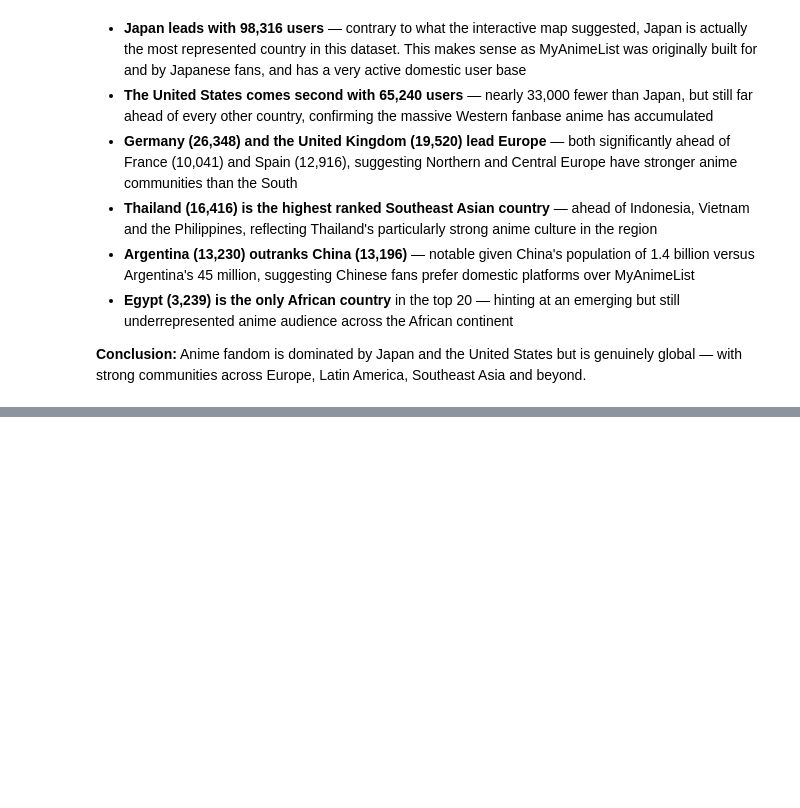
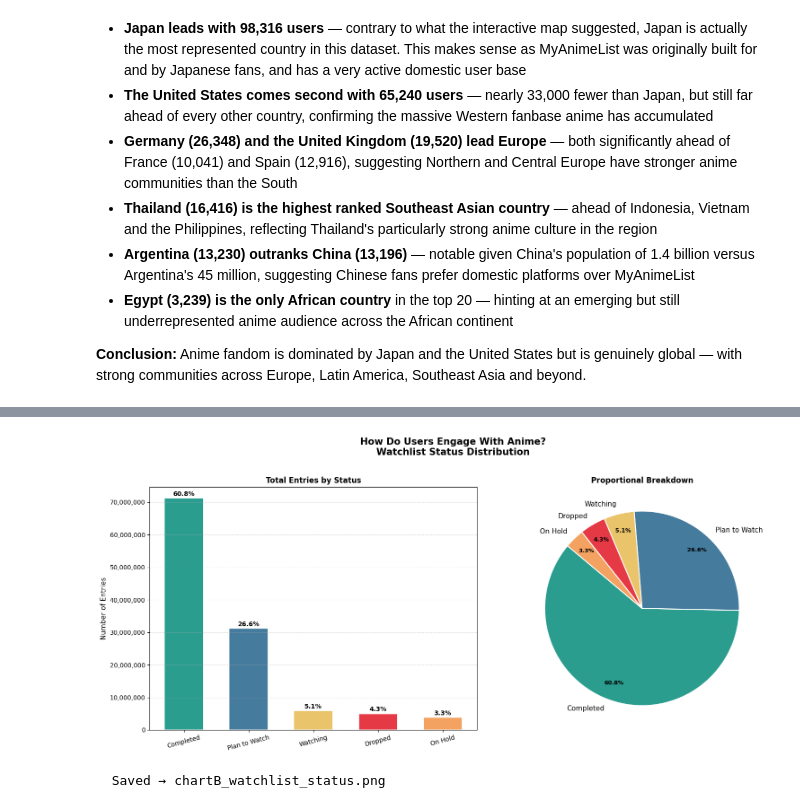
Before and after one commit to alexandrubudau141202/HCI-PROJECT, a Jupyter notebook: Jupyter Notebooks/analysis.ipynb, the cells around one changed output, grey strips where cells are left out. Cells and saved outputs as stored; diff of their text form; code cells hidden in the pictures; blank space fills up the shorter version.

```diff
--- a/Jupyter Notebooks/analysis.ipynb
+++ b/Jupyter Notebooks/analysis.ipynb
@@ -2427,0 +2783,64 @@ Europe, Latin America, Southeast Asia and beyond.
+# %%
+status_totals = pd.Series({
+    'Completed'    : profiles['completed'].sum(),
+    'Plan to Watch': profiles['plan_to_watch'].sum(),
+    'Watching'     : profiles['watching'].sum(),
+    'Dropped'      : profiles['dropped'].sum(),
+    'On Hold'      : profiles['on_hold'].sum(),
+}).sort_values(ascending=False)
+
+total_entries = status_totals.sum()
+status_pct    = (status_totals / total_entries * 100).round(2)
+
+colors = ['#2A9D8F', '#457B9D', '#E9C46A', '#E63946', '#F4A261']
+
+fig, axes = plt.subplots(1, 2, figsize=(16, 7))
+fig.suptitle('How Do Users Engage With Anime?\nWatchlist Status Distribution',
+             fontsize=15, fontweight='bold', y=1.02)
+
+# Left: bar chart
+bars = axes[0].bar(
+    status_totals.index,
+    status_totals.values,
+    color=colors,
+    edgecolor='white',
+    linewidth=1.2,
+    width=0.6
+)
+for bar, pct in zip(bars, status_pct.values):
+    axes[0].text(
+        bar.get_x() + bar.get_width() / 2,
+        bar.get_height() + total_entries * 0.003,
+        f'{pct:.1f}%',
+        ha='center', va='bottom', fontsize=10, fontweight='bold'
+    )
+axes[0].set_title('Total Entries by Status', fontsize=12, fontweight='bold')
+axes[0].set_ylabel('Number of Entries', fontsize=11)
+axes[0].yaxis.set_major_formatter(ticker.FuncFormatter(lambda x, _: f'{int(x):,}'))
+axes[0].grid(axis='y', linestyle='--', alpha=0.4)
+axes[0].tick_params(axis='x', rotation=15)
+
+# Right: pie chart
+wedges, texts, autotexts = axes[1].pie(
+    status_totals.values,
+    labels=status_totals.index,
+    colors=colors,
+    autopct='%1.1f%%',
+    startangle=140,
+    pctdistance=0.82,
+    wedgeprops=dict(edgecolor='white', linewidth=1.5)
+)
+for text in texts:
+    text.set_fontsize(11)
+for autotext in autotexts:
+    autotext.set_fontsize(9)
+    autotext.set_fontweight('bold')
+axes[1].set_title('Proportional Breakdown', fontsize=12, fontweight='bold')
+
+plt.tight_layout()
+plt.savefig(OUT_PATH + 'chartB_watchlist_status.png', dpi=150, bbox_inches='tight')
+plt.show()
+print("  Saved → chartB_watchlist_status.png")
+# %% [output]
+[figure, added]
+  Saved → chartB_watchlist_status.png
```
Also changed, not shown: parts of 14 cells of this notebook, 9 other files.
